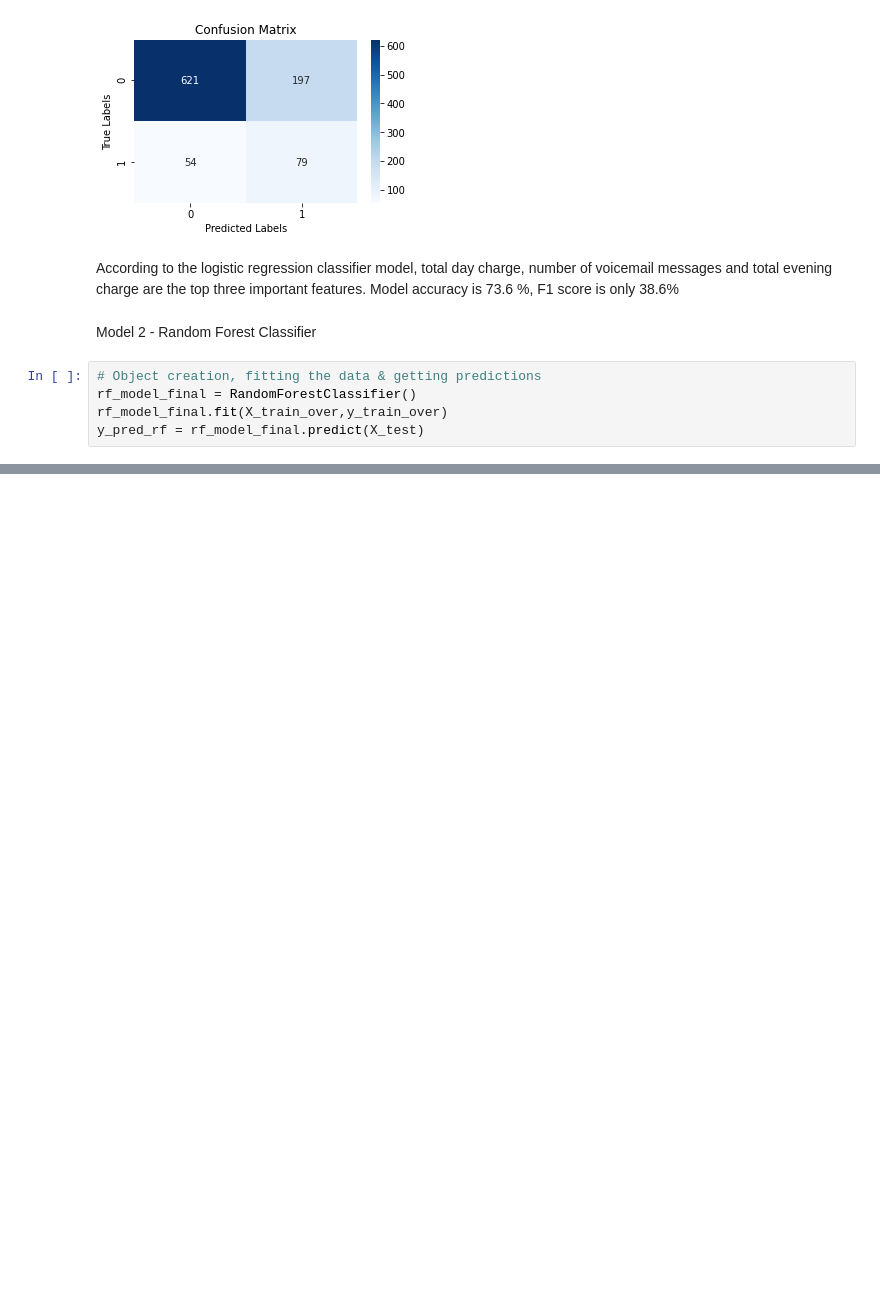
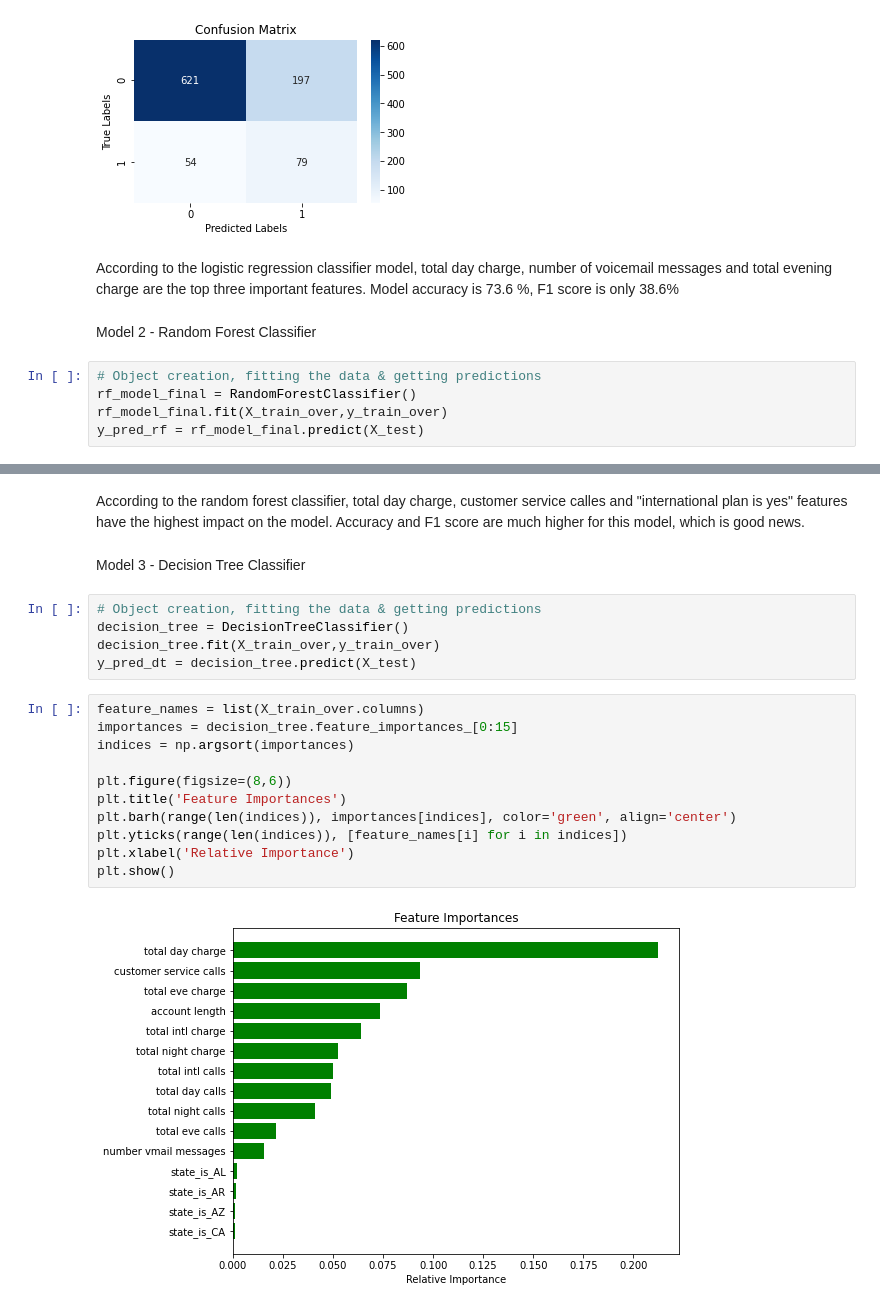
Before and after one commit to jodida01/Telecom-Churn-Prediction, a Jupyter notebook: churn.ipynb, the cells around one changed output, grey strips where cells are left out. Saved outputs shown, nothing was run; the diff lists cells and outputs as text; blank space fills up the shorter version.

Commit message:
Models Comparison

```diff
--- a/churn.ipynb
+++ b/churn.ipynb
@@ -538 +538,24 @@ Precision score for testing set:  0.52667
 [figure]
+# %% [markdown]
+According to the random forest classifier, total day charge, customer service calles and "international plan is yes" features have the highest impact on the model.
+Accuracy and F1 score are much higher for this model, which is good news.
+# %% [markdown]
+Model 3 - Decision Tree Classifier
+# %%
+# Object creation, fitting the data & getting predictions
+decision_tree = DecisionTreeClassifier()
+decision_tree.fit(X_train_over,y_train_over)
+y_pred_dt = decision_tree.predict(X_test)
+# %%
+feature_names = list(X_train_over.columns)
+importances = decision_tree.feature_importances_[0:15]
+indices = np.argsort(importances)
+
+plt.figure(figsize=(8,6))
+plt.title('Feature Importances')
+plt.barh(range(len(indices)), importances[indices], color='green', align='center')
+plt.yticks(range(len(indices)), [feature_names[i] for i in indices])
+plt.xlabel('Relative Importance')
+plt.show()
+# %% [output]
+[figure, added]
```
Also changed, not shown: parts of 14 cells of this notebook.
